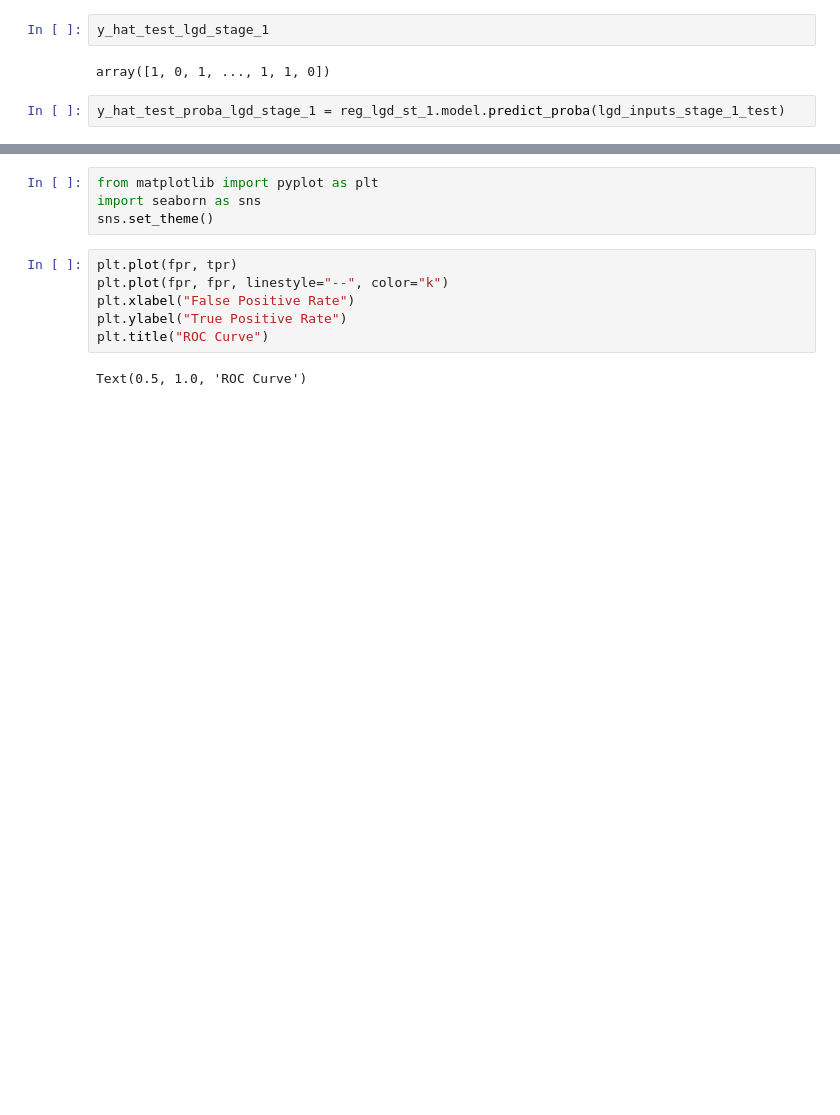
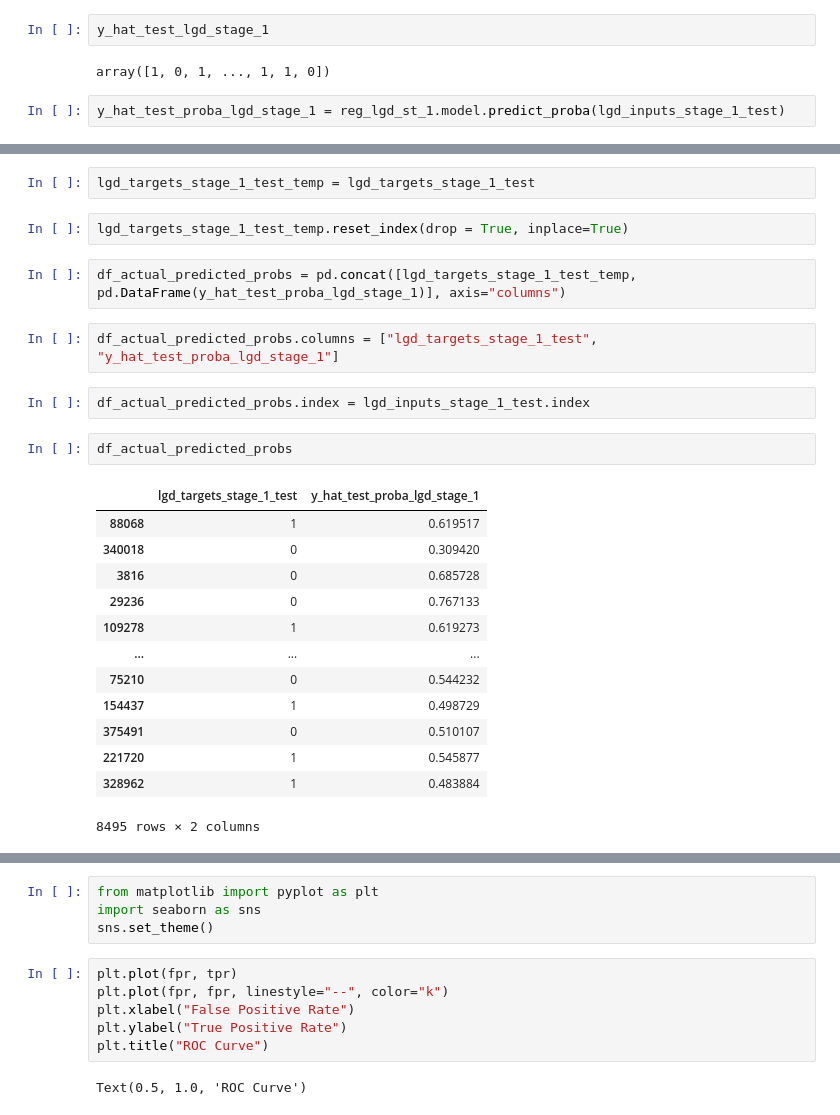
Before and after one commit to pbdanny/PythonProject, a Jupyter notebook: credit_risk_modeling/notebook/CreditRiskModeling_LGDandEADModels.ipynb, the cells around one changed output, grey strips where cells are left out. Cells and saved outputs as stored; diff of their text form; blank space fills up the shorter version.

```diff
--- a/credit_risk_modeling/notebook/CreditRiskModeling_LGDandEADModels.ipynb
+++ b/credit_risk_modeling/notebook/CreditRiskModeling_LGDandEADModels.ipynb
@@ -763,0 +397,26 @@ fpr, tpr, thresholds = roc_curve(df_actual_predicted_proba["loan_data_targets_te
+# %%
+lgd_targets_stage_1_test_temp = lgd_targets_stage_1_test
+# %%
+lgd_targets_stage_1_test_temp.reset_index(drop = True, inplace=True)
+# %%
+df_actual_predicted_probs = pd.concat([lgd_targets_stage_1_test_temp, pd.DataFrame(y_hat_test_proba_lgd_stage_1)], axis="columns")
+# %%
+df_actual_predicted_probs.columns = ["lgd_targets_stage_1_test", "y_hat_test_proba_lgd_stage_1"]
+# %%
+df_actual_predicted_probs.index = lgd_inputs_stage_1_test.index
+# %%
+df_actual_predicted_probs
+# %% [output]
+|  | lgd_targets_stage_1_test | y_hat_test_proba_lgd_stage_1 |
+| 88068 | 1 | 0.619517 |
+| 340018 | 0 | 0.309420 |
+| 3816 | 0 | 0.685728 |
+| 29236 | 0 | 0.767133 |
+| 109278 | 1 | 0.619273 |
+| ... | ... | ... |
+| 75210 | 0 | 0.544232 |
+| 154437 | 1 | 0.498729 |
+| 375491 | 0 | 0.510107 |
+| 221720 | 1 | 0.545877 |
+| 328962 | 1 | 0.483884 |
+8495 rows × 2 columns
```
Also changed, not shown: parts of 104 cells of this notebook.
